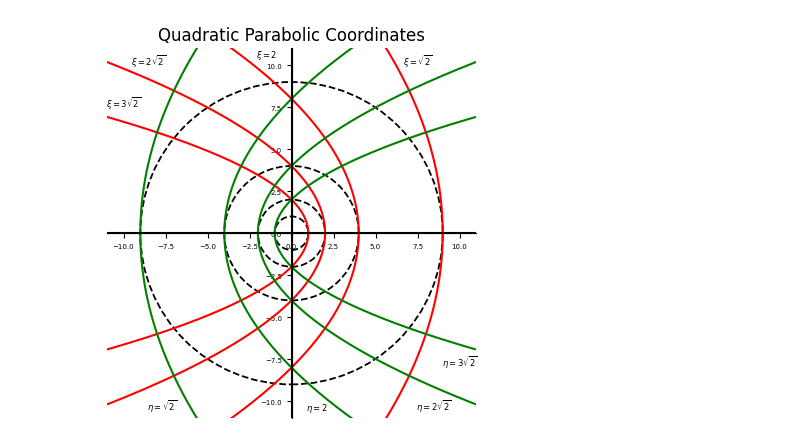
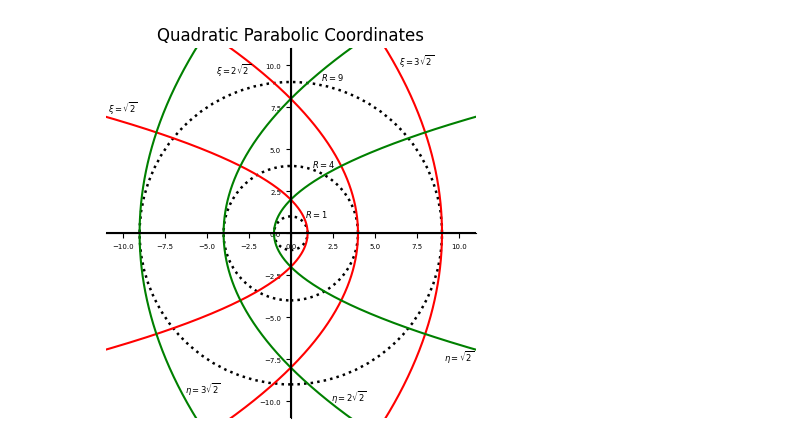
Before and after one commit to gregslombardo/Weber, a Jupyter notebook: Parabolicc Grids.ipynb, the cells around one changed output. Cells and saved outputs as stored; diff of their text form; code cells hidden in the pictures.

```diff
--- a/Parabolicc Grids.ipynb
+++ b/Parabolicc Grids.ipynb
@@ -5,8 +5,8 @@ import numpy as np
 
 fig, ax = plt.subplots()
 
-xi_values = np.array([(2)**(1/2), 2, (8)**(1/2), (18)**(1/2)])
-eta_values = np.array([(2)**(1/2), 2, (8)**(1/2), (18)**(1/2)])
+xi_values = np.array([(2)**(1/2), 2*(2)**(1/2), 3*(2)**(1/2) ])
+eta_values = np.array([(2)**(1/2), 2*(2)**(1/2), 3*(2)**(1/2) ])
 y_values = np.linspace(-20, 20, 1000)
 
 for xi in xi_values:
@@ -15,45 +15,53 @@ for xi in xi_values:
 
 for eta in eta_values:
     x = ((y_values / eta)**2 - eta**2) / 2
     ax.plot(x, y_values, color='green')
 
-circles = [plt.Circle((0, 0), radius, color='black', fill=False, linestyle='--', linewidth=1.3) for radius in [1, 2, 4, 9]]
-for circle in circles:
+circles = [plt.Circle((0, 0), radius, color='black', fill=False, linestyle=':', linewidth=1.8) for radius in [1, 4, 9]]
+
+angular_offsets = [np.pi/4, np.pi/2-np.pi/10, np.pi/2-np.pi/16]
+radial_factors = [1.2, 1, 1.02]
+
+for circle, angle, factor in zip(circles, angular_offsets, radial_factors):
     ax.add_artist(circle)
 
-ax.text(7.5, 10,  r'$\xi=\sqrt{2}$' , fontsize=6, ha='center')
-ax.text(-1.5, 10.5,  r'$\xi=2$' , fontsize=6, ha='center')
-ax.text(-8.5, 10,  r'$\xi=2\sqrt{2}$' , fontsize=6, ha='center')
-ax.text(-10, 7.5,  r'$\xi=3\sqrt{2}$' , fontsize=6, ha='center')
-ax.text(-7.7, -10.5,  r'$\eta=\sqrt{2}$' , fontsize=6, ha='center')
-ax.text(1.5, -10.5,  r'$\eta=2$' , fontsize=6, ha='center')
-ax.text(8.5, -10.5,  r'$\eta=2\sqrt{2}$' , fontsize=6, ha='center')
-ax.text(10, -7.9,  r'$\eta=3\sqrt{2}$' , fontsize=6, ha='center')
+    x_label = circle.radius * factor * np.cos(angle)
+    y_label = circle.radius * factor * np.sin(angle)
+
+    ax.text(x_label, y_label, r'$R={}$'.format(int(circle.radius)),
+            color='black', fontsize=6, ha='left', va='bottom')
+
+ax.text(7.5, 10,  r'$\xi=3\sqrt{2}$' , fontsize=6, ha='center', fontweight='bold')
+ax.text(-3.4, 9.5,  r'$\xi=2\sqrt{2}$' , fontsize=6, ha='center', fontweight='bold')
+ax.text(-10, 7.2,  r'$\xi=\sqrt{2}$' , fontsize=6, ha='center', fontweight='bold')
+ax.text(-5.25, -9.5,  r'$\eta=3\sqrt{2}$' , fontsize=6, ha='center', fontweight='bold')
+ax.text(3.45, -10,  r'$\eta=2\sqrt{2}$' , fontsize=6, ha='center', fontweight='bold')
+ax.text(10, -7.6,  r'$\eta=\sqrt{2}$' , fontsize=6, ha='center', fontweight='bold')
 
 
 
 ax.axhline(0, color='black', linestyle='-')
 ax.axvline(0, color='black', linestyle='-')
 ax.set_aspect('equal')
 ax.set_xlim([-11, 11])
 ax.set_ylim([-11, 11])
 ax.grid(False)
 ax.spines['left'].set_position('zero')
 ax.spines['bottom'].set_position('zero')
 ax.spines['right'].set_color('none')
 ax.spines['top'].set_color('none')
 ax.xaxis.set_ticks_position('bottom')
 ax.yaxis.set_ticks_position('left')
 ax.tick_params(axis='x', colors='black', labelsize=5)
 ax.tick_params(axis='y', colors='black', labelsize=5)
 plt.title(r'Quadratic Parabolic Coordinates')
 
+plt.savefig('Quadratic_Parabolic.pdf', dpi=300)
 
-plt.savefig('plot.png', dpi=300)
 
 plt.show()
 # %% [output]
-[figure, old version]
+[figure, new version]
 # %%
 import matplotlib.pyplot as plt
 import numpy as np
```
Also changed, not shown: parts of 2 cells of this notebook, 4 other files.
